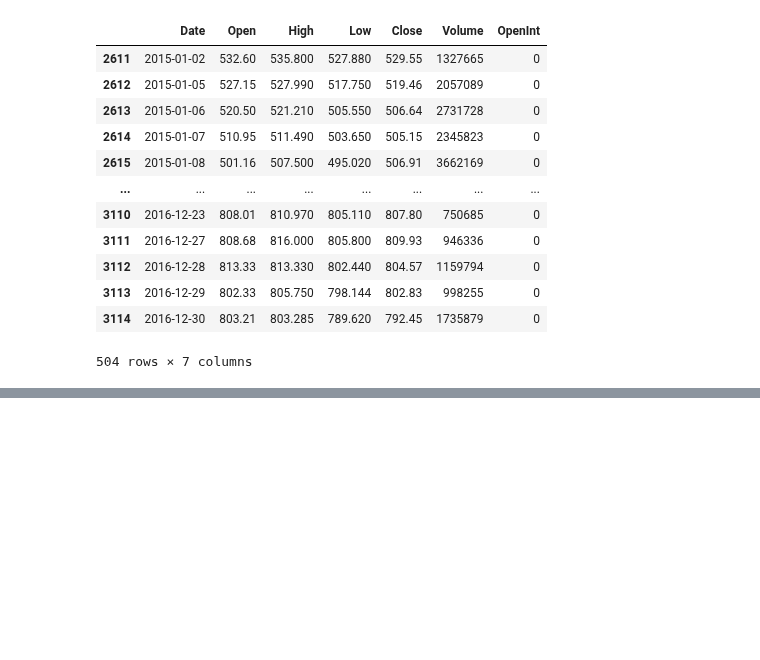
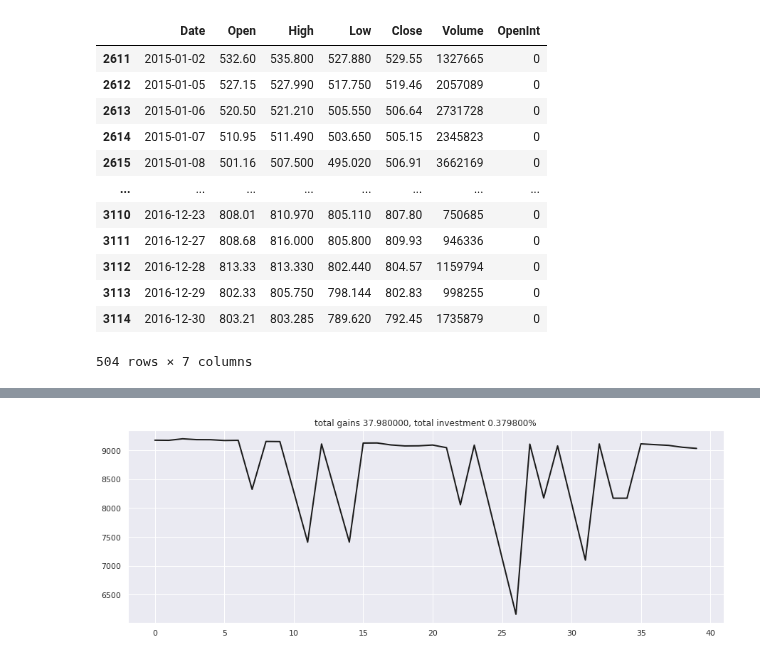
Before and after one commit to EeYeoKeat/Reinforcement-Learning, a Jupyter notebook: DRL_Stock_Trading_TF2/DQN_Agent_Stock_Trading_tf2.ipynb, the cells around one changed output, grey strips where cells are left out. Cells and saved outputs as stored; diff of their text form; code cells hidden in the pictures; blank space fills up the shorter version.

```diff
--- a/DRL_Stock_Trading_TF2/DQN_Agent_Stock_Trading_tf2.ipynb
+++ b/DRL_Stock_Trading_TF2/DQN_Agent_Stock_Trading_tf2.ipynb
@@ -265,0 +368,7 @@ KeyboardInterrupt: ignored
+# %%
+fig = plt.figure(figsize = (15,5))
+plt.plot(balance, color='k', lw=2.)
+plt.title('total gains %f, total investment %f%%'%(total_gains, invest))
+plt.show()
+# %% [output]
+[figure, added]
```
Also changed, not shown: parts of 17 cells of this notebook.
